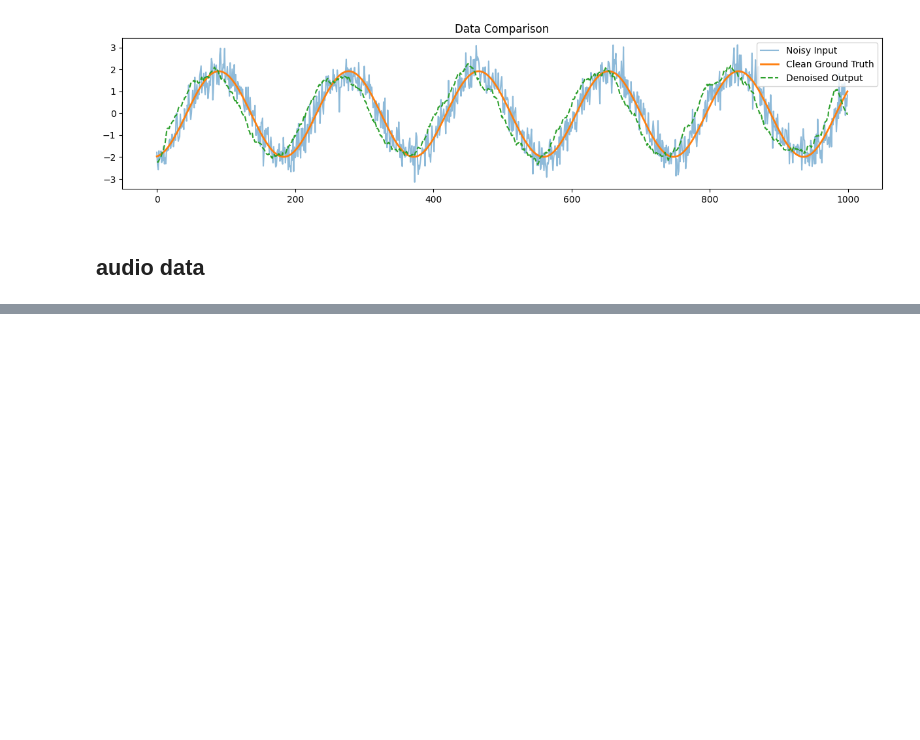
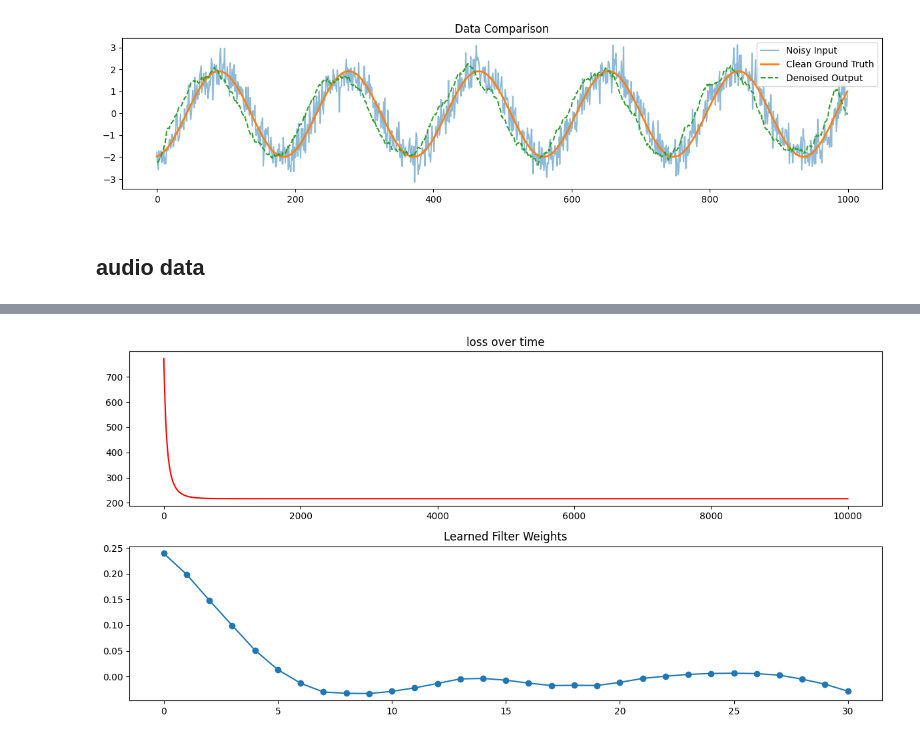
Before and after one commit to FardinHaque60/diff_dsp, a Jupyter notebook: experiments/fir_experiments.ipynb, the cells around one changed output, grey strips where cells are left out. Cells and saved outputs as stored; diff of their text form; code cells hidden in the pictures; blank space fills up the shorter version.

Commit message:
updated experiments for audio

```diff
--- a/experiments/fir_experiments.ipynb
+++ b/experiments/fir_experiments.ipynb
@@ -101,3 +101,10 @@ for i in range(10):
 [figure]
 # %% [markdown]
 ## audio data
+# %%
+from data_proc.parse_audio_data import parse_audio, save_audio
+
+N = 40000
+noisy_audio, clean_audio = parse_audio("../data/clean/sample1.wav", start_n=30000, max_n=70000)
+
+weights, loss_hist = train_fir([noisy_audio], [clean_audio], N, 31, epochs=5000, lr=0.000001, BATCH_SIZE=1)
@@ -103,0 +139,4 @@ for i in range(10):
+# %%
+gen_plots(weights, loss_hist)
+# %% [output]
+[figure, added]
```
Also changed, not shown: parts of 2 cells of this notebook, 6 other files.
